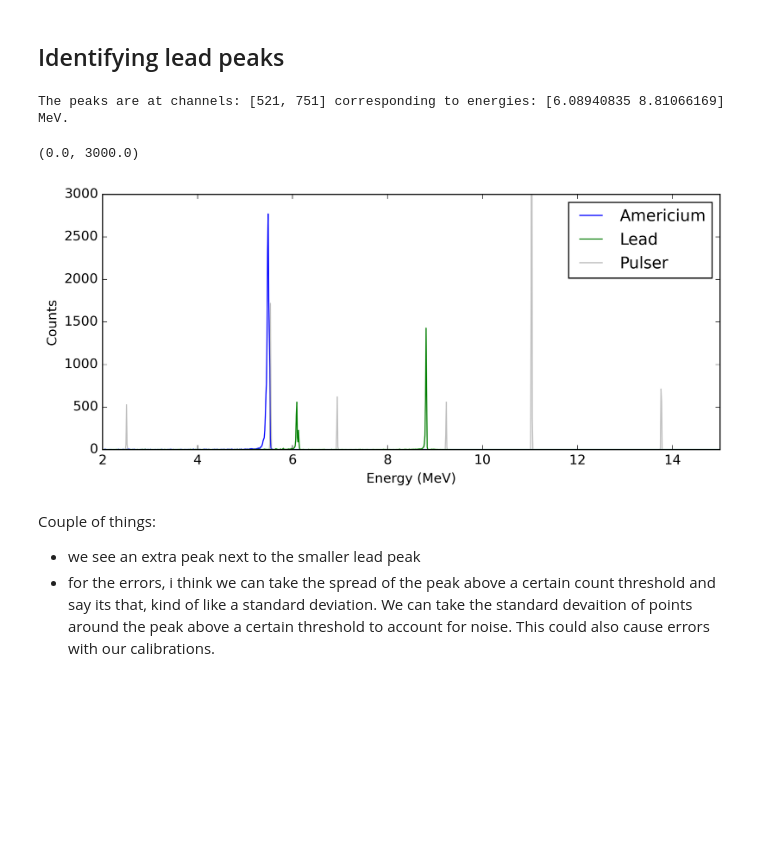
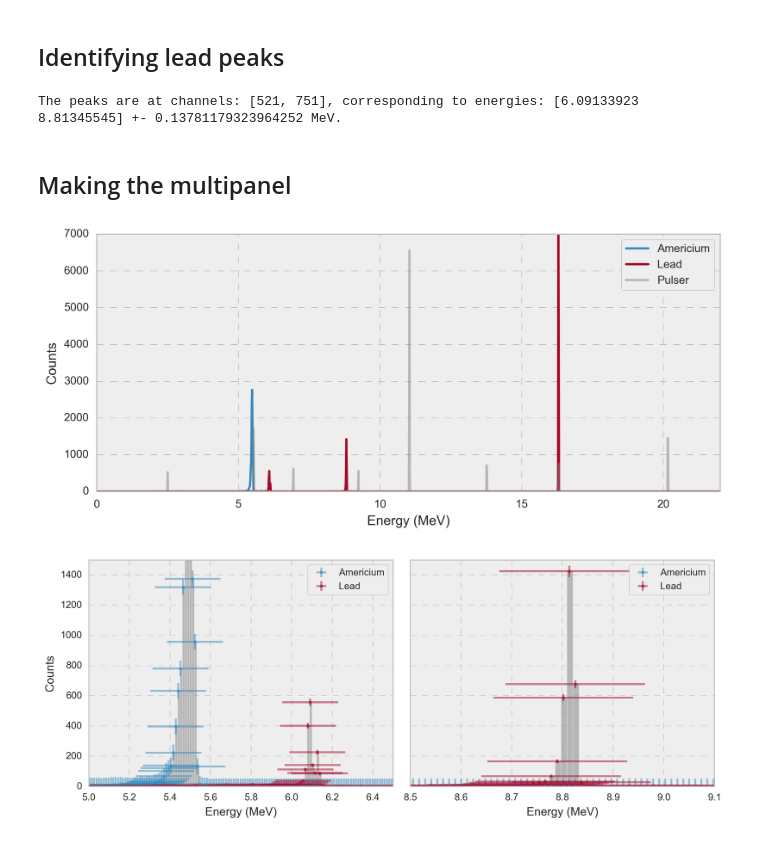
Before and after one commit to orpereira/PHYS469, a Jupyter notebook: alpha_decay/analysis_interim.ipynb, the cells around one changed output. Drawn from its saved outputs; the diff is of its cells as text; code cells hidden in the pictures; blank space fills up the shorter version.

Commit message:
fixed plots + final values

```diff
--- a/alpha_decay/analysis_interim.ipynb
+++ b/alpha_decay/analysis_interim.ipynb
@@ -86,16 +107,3 @@ plt.show()
-# %%
-# get the calibration function
-calibration = interp1d(calibration_fit(channels, m, b), channels)
-
-# fit a straight line to the calibration data
-calibration_fit = np.poly1d(np.polyfit(pulser_channels, pulser_voltages, 1))
-
-# convert the channels to voltages
-voltages = calibration_fit(channels)
-
-# we know that energy and voltage scale linearly, and know the energy of am_peak bin
-am_peak_energy = 5.486 # MeV
-energy = am_peak_energy * voltages / voltages[am_peak]
 # %% [markdown]
 ## Identifying lead peaks
 # %%
@@ -108,26 +116,56 @@ for i in range(1, len(pb_counts) - 1000):
         if pb_counts[i] > pb_counts[i - 1] and pb_counts[i] > pb_counts[i + 1]:
             peaks.append(i)
 
-print('The peaks are at channels:', peaks, 'corresponding to energies:', energy[peaks], 'MeV.')
+print(f'The peaks are at channels: {peaks}, corresponding to energies: {energy[peaks]} +- {energy_err} MeV.')
 
 # uncertainties?
 # %% [output]
-The peaks are at channels: [521, 751] corresponding to energies: [6.08940835 8.81066169] MeV.
+The peaks are at channels: [521, 751], corresponding to energies: [6.09133923 8.81345545] +- 0.13781179323964252 MeV.
+# %% [markdown]
+## Making the multipanel
 # %%
 # plotting the spectra with our americium calibration data and the lead data
+plt.style.use('bmh')
+
 plt.figure(figsize = (10, 4), dpi = 300)
 plt.plot(energy, am_counts, label='Americium')
 plt.plot(energy, pb_counts, label='Lead')
 plt.plot(energy, pulser_counts, label='Pulser', color = 'grey', alpha = 0.5)
 plt.xlabel('Energy (MeV)')
 plt.ylabel('Counts')
-plt.legend()
-plt.xlim(2, 15)
-plt.ylim(0, 3000)
+plt.legend( loc = 'upper right', frameon = True)
+plt.xlim(0, 22)
+plt.ylim(0, 7000)
+plt.savefig(user_path + '/PHYS469/alpha_decay/figures/spectra.png')
 # %% [output]
-(0.0, 3000.0)
-[figure, old version]
+[figure, new version]
-# %% [markdown]
-Couple of things:
-- we see an extra peak next to the smaller lead peak
-- for the errors, i think we can take the spread of the peak above a certain count threshold and say its that, kind of like a standard deviation. We can take the standard devaition of points around the peak above a certain threshold to account for noise. This could also cause errors with our calibrations.
+# %%
+# zooming in on the lead spectrum and plotting  with errors
+
+fig, ax = plt.subplots(1, 2, figsize=(10, 4), dpi=300, sharey=True)
+
+# Left subplot
+ax[0].hist(energy, bins=len(channels), weights=pb_counts, color='gray', alpha=0.5)
+ax[0].hist(energy, bins=len(channels), weights=am_counts, color='gray', alpha=0.5)
+ax[0].errorbar(energy, am_counts, xerr=energy_err, yerr=am_counts_err, fmt='.', label='Americium', alpha=0.5, capsize=100)
+ax[0].errorbar(energy, pb_counts, xerr=energy_err, yerr=pb_counts_err, fmt='.', label='Lead', alpha=0.5, capsize=100)
+ax[0].set_xlabel('Energy (MeV)')
+ax[0].set_ylabel('Counts')
+ax[0].legend(loc='upper right', frameon=True)
+ax[0].set_xlim(5, 6.5)
+ax[0].set_ylim(0, 1500)
+
+# Right subplot
+ax[1].hist(energy, bins=len(channels), weights=pb_counts, color='gray', alpha=0.5)
+ax[1].hist(energy, bins=len(channels), weights=am_counts, color='gray', alpha=0.5)
+ax[1].errorbar(energy, am_counts, xerr=energy_err, yerr=am_counts_err, fmt='.', label='Americium', alpha=0.5, capsize=100)
+ax[1].errorbar(energy, pb_counts, xerr=energy_err, yerr=pb_counts_err, fmt='.', label='Lead', alpha=0.5, capsize=100)
+ax[1].set_xlabel('Energy (MeV)')
+ax[1].legend(loc='upper right', frameon=True)
+ax[1].set_xlim(8.5, 9.1)
+
+plt.tight_layout()
+plt.savefig(user_path + '/PHYS469/alpha_decay/figures/zoom.png')
+plt.show()
+# %% [output]
+[figure, added]
```
Also changed, not shown: parts of 5 cells of this notebook, 3 other files.
